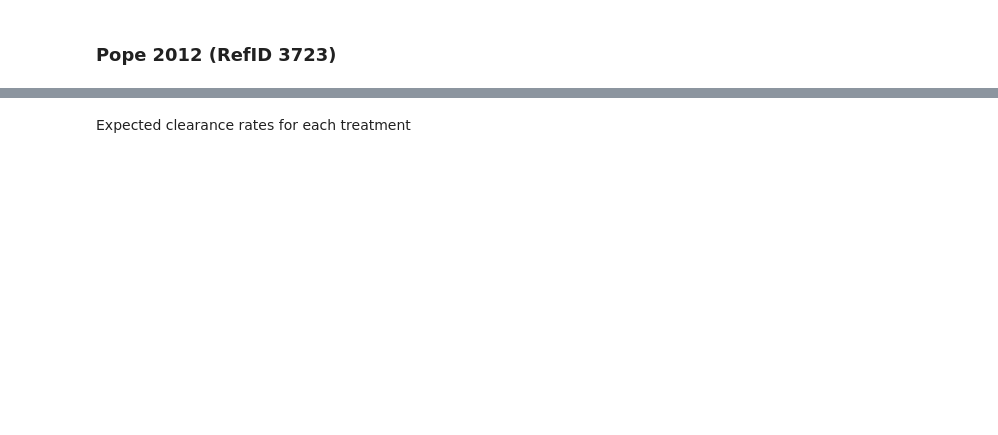
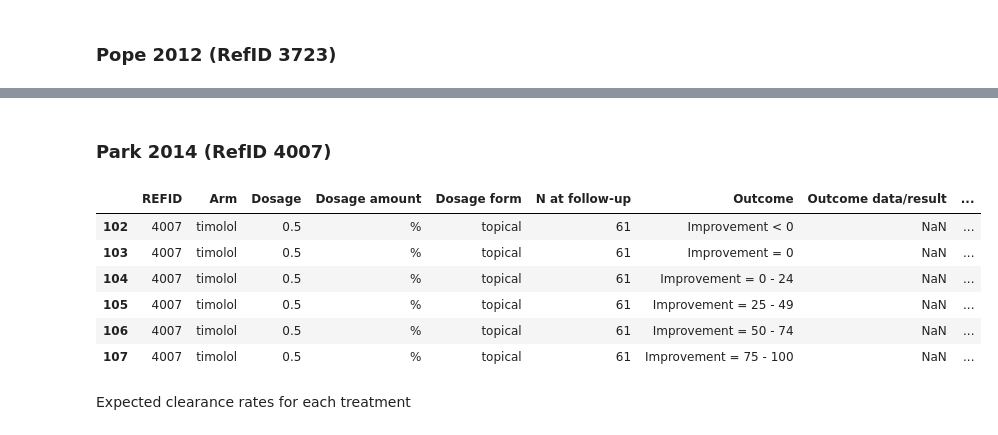
Before and after one commit to VanderbiltPopHealthSci/IH_meta-analysis, a Jupyter notebook: Infantile Hemangioma Meta-analysis.ipynb, the cells around one changed output, grey strips where cells are left out. Saved outputs shown, nothing was run; the diff lists cells and outputs as text; code cells hidden in the pictures; blank space fills up the shorter version.

```diff
--- a/Infantile Hemangioma Meta-analysis.ipynb
+++ b/Infantile Hemangioma Meta-analysis.ipynb
@@ -894,0 +990,12 @@ propranolol_obs_3723 = pm.Normal('propranolol_obs_3723', mu_propranolol_3723, pr
+# %% [markdown]
+### Park 2014 (RefID 4007)
+# %%
+kq2_outcomes[kq2_outcomes.REFID==4007][subset_cols]
+# %% [output]
+|  | REFID | Arm | Dosage | Dosage amount | Dosage form | N at follow-up | Outcome | Outcome data/result | ... |
+| 102 | 4007 | timolol | 0.5 | % | topical | 61 | Improvement < 0 | NaN | ... |
+| 103 | 4007 | timolol | 0.5 | % | topical | 61 | Improvement = 0 | NaN | ... |
+| 104 | 4007 | timolol | 0.5 | % | topical | 61 | Improvement = 0 - 24 | NaN | ... |
+| 105 | 4007 | timolol | 0.5 | % | topical | 61 | Improvement = 25 - 49 | NaN | ... |
+| 106 | 4007 | timolol | 0.5 | % | topical | 61 | Improvement = 50 - 74 | NaN | ... |
+| 107 | 4007 | timolol | 0.5 | % | topical | 61 | Improvement = 75 - 100 | NaN | ... |
```
Also changed, not shown: parts of 45 cells of this notebook, 1 other file.
